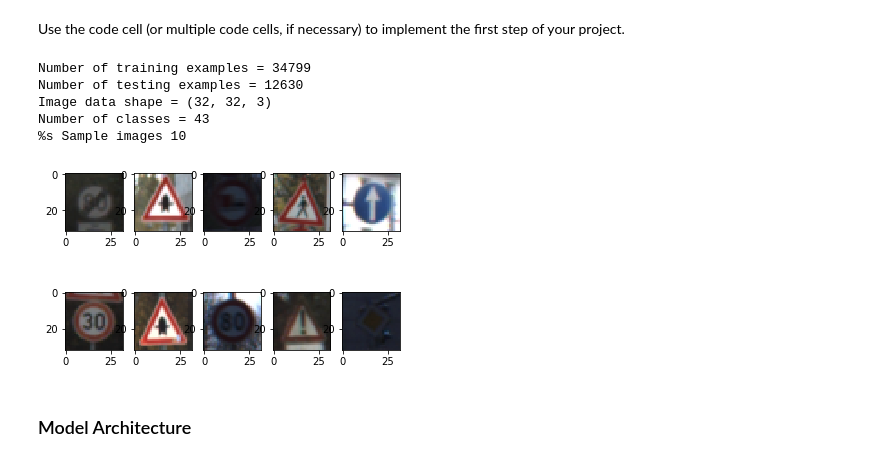
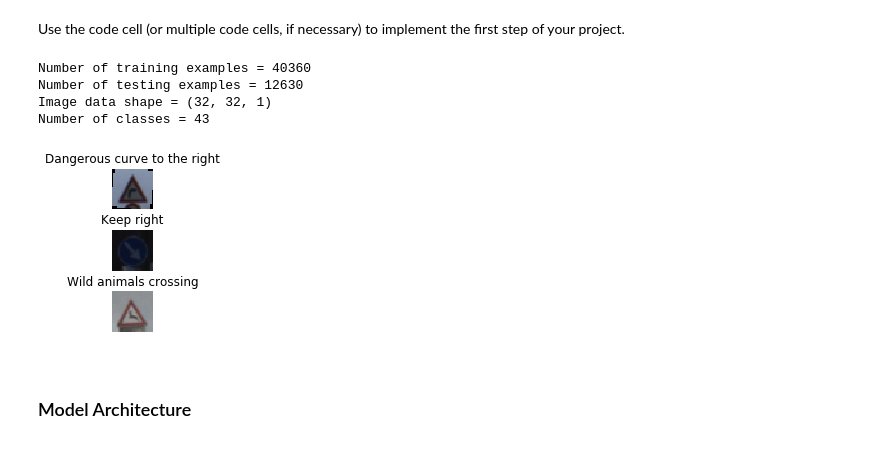
Before and after one commit to wpliu25/CarND-Traffic-Sign-Classifier-Project, a Jupyter notebook: Traffic_Sign_Classifier.ipynb, the cells around one changed output. Cells and saved outputs as stored; diff of their text form; code cells hidden in the pictures.

```diff
--- a/Traffic_Sign_Classifier.ipynb
+++ b/Traffic_Sign_Classifier.ipynb
@@ -80,6 +133,15 @@ Visualize the German Traffic Signs Dataset using the pickled file(s). This is op
 The [Matplotlib](http://matplotlib.org/) [examples](http://matplotlib.org/examples/index.html) and [gallery](http://matplotlib.org/gallery.html) pages are a great resource for doing visualizations in Python.
 
 **NOTE:** It's recommended you start with something simple first. If you wish to do more, come back to it after you've completed the rest of the sections.
+# %%
+import scipy.ndimage
+
+def spatial_transform_augmentation(image, translation = random.choice([True, False])):
+    if (translation):
+        image = scipy.ndimage.interpolation.shift(image, [random.randrange(-3, 3), random.randrange(-3, 3), 0])
+    else:
+        image = scipy.ndimage.interpolation.rotate(image, random.randrange(-20, 20), reshape=False)
+    return image
 # %%
 ### Data exploration visualization code goes here.
 ### Feel free to use as many code cells as needed.
@@ -145,7 +221,7 @@ def normalize(img, a = -0.5, b = 0.5, Xmin = 0.0, Xmax = 255.0):
 
     return Xp
 
-add_random_brightness = 0
+add_random_brightness = 1
 # this function will be used to preprocess all images
 def preprocess_images(images, brightness = 0):
     shape = images.shape
@@ -162,54 +238,58 @@ def preprocess_images(images, brightness = 0):
             img_hsv[:, :, 2][img_hsv[:, :, 2] > 1.0] = 1.0
             img= matplotlib.colors.hsv_to_rgb(img_hsv)
         img = normalize(img, -0.5, 0.5, 0.0, 1.0)
-        batch[i] = img
+        batch[i,:] = img
     return batch
 
 X_train_p = preprocess_images(X_train[0:n_train], add_random_brightness)
+X_train_p = rgb2gray(X_train_p)
 X_valid_p = preprocess_images(X_valid[0:n_valid], add_random_brightness)
+X_valid_p = rgb2gray(X_valid_p)
 X_test_p = preprocess_images(X_test[0:n_test], add_random_brightness)
+X_test_p = rgb2gray(X_test_p)
 C = X_train_p[0].shape[2]
 
 # TODO: Number of training examples
 n_train_p = len(X_train_p)
 
 # TODO: Number of valid examples
 n_valid_p = len(X_valid_p)
 
 # TODO: Number of testing examples.
 n_test_p = len(X_test_p)
 
 # TODO: What's the shape of an traffic sign image?
 image_shape_p = format(X_train_p[0].shape)
 
 print("Number of training examples =", n_train_p)
 print("Number of testing examples =", n_test_p)
 print("Image data shape =", image_shape_p)
 print("Number of classes =", n_classes)
 
 ### Data exploration visualization code goes here.
 ### Feel free to use as many code cells as needed.
 import random
 import matplotlib.pyplot as plt
 # Visualizations will be shown in the notebook.
 %matplotlib inline
 
-n_sample_images = 10
+n_sample_images = 3
+figure, axis = plt.subplots(n_sample_images, 1, figsize=(n_sample_images, n_sample_images))
+figure.subplots_adjust(hspace = .5, wspace=.001)
+axis = axis.ravel()
 # Plot random n sample images
-print('%s Sample images', n_sample_images)
 for i in range(n_sample_images):
-    plt.subplot(2,n_sample_images/2,i+1)
-    index = random.randint(0, len(X_train_p))
-    img = X_train_p[index]
-    img = normalize(img, 0.0, 1.0, -0.5, 0.5)
-    plt.imshow(img.squeeze())
+    index = random.randint(0, len(X_train))
+    image = X_train[index]
+    axis[i].axis('off')
+    axis[i].imshow(image)
+    axis[i].set_title(sign_names[y_train[index]])
 # %% [output]
-Number of training examples = 34799
+Number of training examples = 40360
 Number of testing examples = 12630
-Image data shape = (32, 32, 3)
+Image data shape = (32, 32, 1)
 Number of classes = 43
-%s Sample images 10
-[figure, old version]
+[figure, new version]
 # %% [markdown]
 ### Model Architecture
 # %%
```
Also changed, not shown: parts of 12 cells of this notebook, 4 other files.
